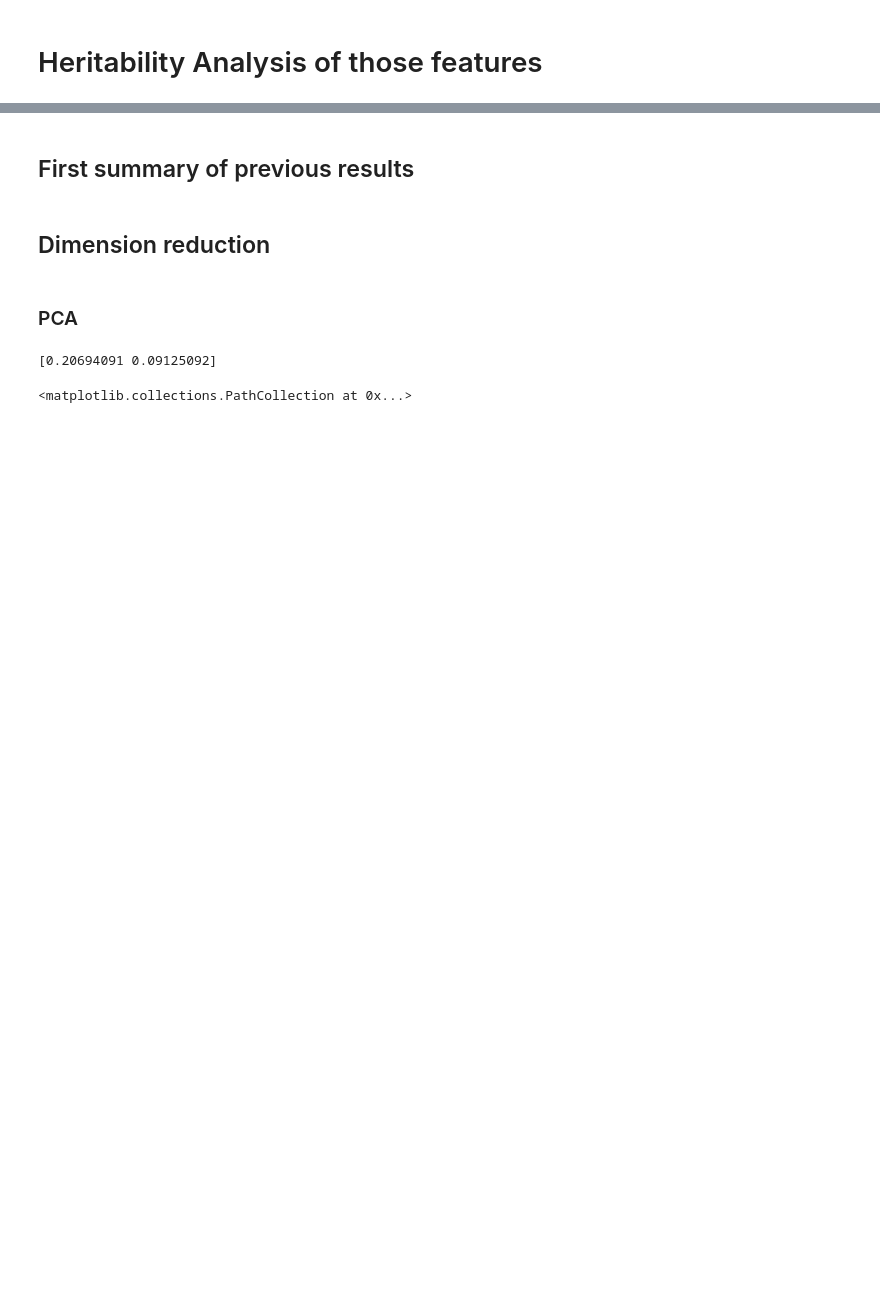
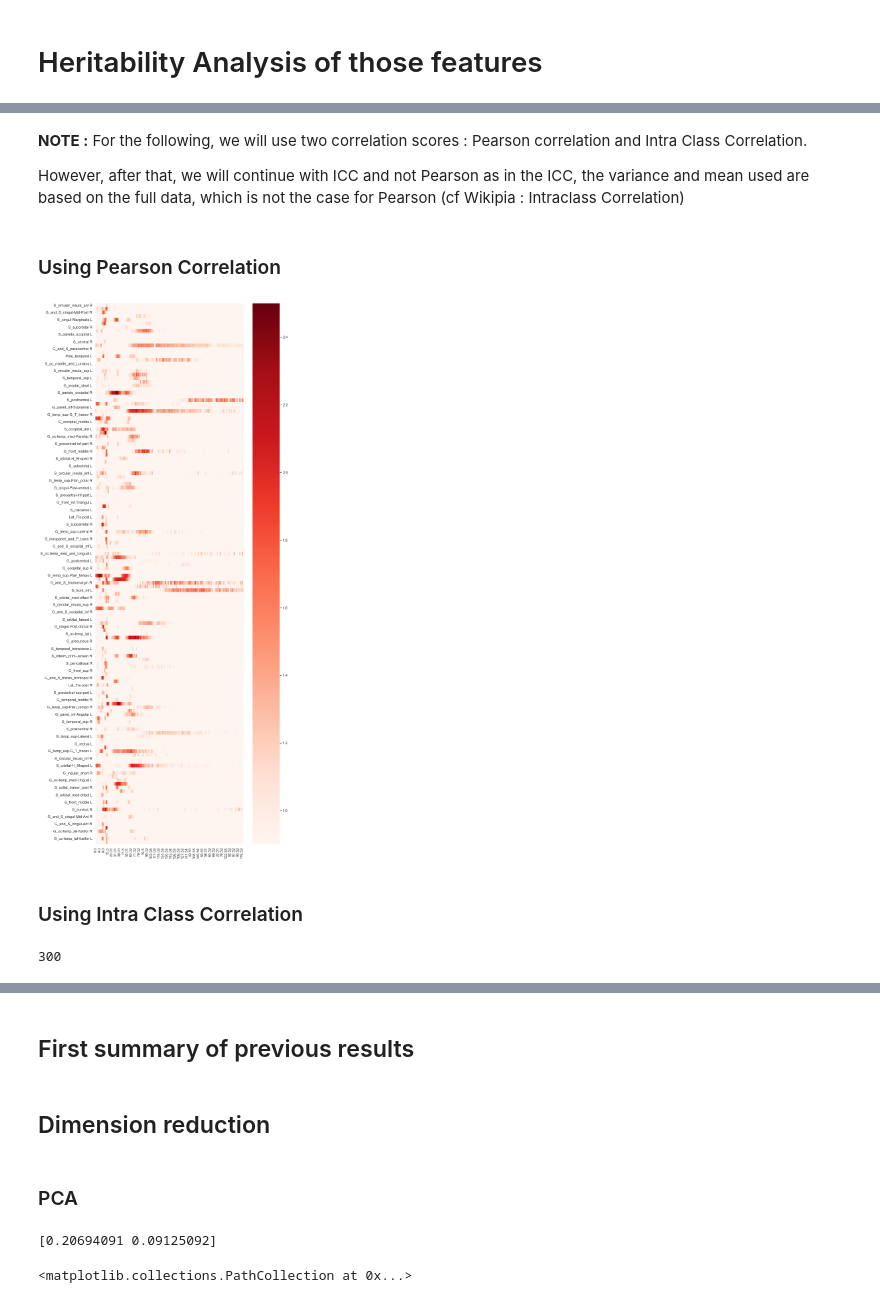
Before and after one commit to Epideixx/Fingerprints_Twins, a Jupyter notebook: PSD_processing.ipynb, the cells around one changed output, grey strips where cells are left out. Saved outputs shown, nothing was run; the diff lists cells and outputs as text; code cells hidden in the pictures; blank space fills up the shorter version.

Commit message:
Falconer's formula heritability + SVM + LinReg

```diff
--- a/PSD_processing.ipynb
+++ b/PSD_processing.ipynb
@@ -824,0 +877,6 @@ for feature in tqdm(record_1.columns, total = len(record_1.columns)):
+# %% [markdown]
+**NOTE :** For the following, we will use two correlation scores : Pearson correlation and Intra Class Correlation.
+
+However, after that, we will continue with ICC and not Pearson as in the ICC, the variance and mean used are based on the full data, which is not the case for Pearson (cf Wikipia : Intraclass Correlation)
+# %% [markdown]
+### Using Pearson Correlation
@@ -824,0 +913,42 @@ for feature in tqdm(record_1.columns, total = len(record_1.columns)):
+# %%
+# Correlation feature per feature
+
+mask_DZ = [True if subj_id in ids_DZ else False for subj_id in record_1.index]
+
+record_1_DZ = record_1[mask_DZ].reindex(ids_DZ).rename(index=rename_twins)
+zscore_1_DZ = zscore(record_1_DZ, axis = 1)
+record_2_DZ = record_2[mask_DZ].reindex(ids_DZ).rename(index=rename_twins)
+zscore_2_DZ = zscore(record_2_DZ, axis = 1)
+record_3_DZ = record_3[mask_DZ].reindex(ids_DZ).rename(index=rename_twins)
+zscore_3_DZ = zscore(record_3_DZ, axis = 1)
+
+pearson_corr_DZ = np.zeros(zscore_1_DZ.shape[1])
+
+n_subs = len(record_1_DZ) * 3 # Number of pair of Twins !
+n_feats = int(148*300)
+n_measurements = 2
+
+n = n_subs
+k = n_measurements
+df_b = n-1
+df_w = n*(k-1)
+
+for i, feature in tqdm(enumerate(record_1.columns), total = len(record_1.columns)):
+    df1 = pd.DataFrame(np.array([[zscore_1_DZ.iloc[k][feature], zscore_1_DZ.iloc[k+1][feature]] for k in range(0, len(record_1_DZ), 2)]))
+    df2 = pd.DataFrame(np.array([[zscore_2_DZ.iloc[k][feature], zscore_2_DZ.iloc[k+1][feature]] for k in range(0, len(record_2_DZ), 2)]))
+    df3 = pd.DataFrame(np.array([[zscore_3_DZ.iloc[k][feature], zscore_3_DZ.iloc[k+1][feature]] for k in range(0, len(record_3_DZ), 2)]))
+    df = pd.concat([df1, df2, df3], axis = 0).rename(columns={0:"Twin A", 1: "Twin B"})
+
+    pearson_corr_DZ[i] = pearsonr(df["Twin A"], df["Twin B"])[0]
+# %%
+heritability = 2*(pearson_corr_MZ - pearson_corr_DZ)
+
+heritability = np.reshape(heritability, (148,-1))
+heritability = pd.DataFrame(heritability, columns=freqs, index=list_ROI)
+plt.subplots(figsize = (10, 30))
+sns.heatmap(heritability, cmap='Reds', vmin=0.9)
+plt.show()
+# %% [output]
+[figure, added]
+# %% [markdown]
+### Using Intra Class Correlation
@@ -824,0 +1023,4 @@ for feature in tqdm(record_1.columns, total = len(record_1.columns)):
+# %%
+len(freqs)
+# %% [output]
+300
```
Also changed, not shown: parts of 38 cells of this notebook.
